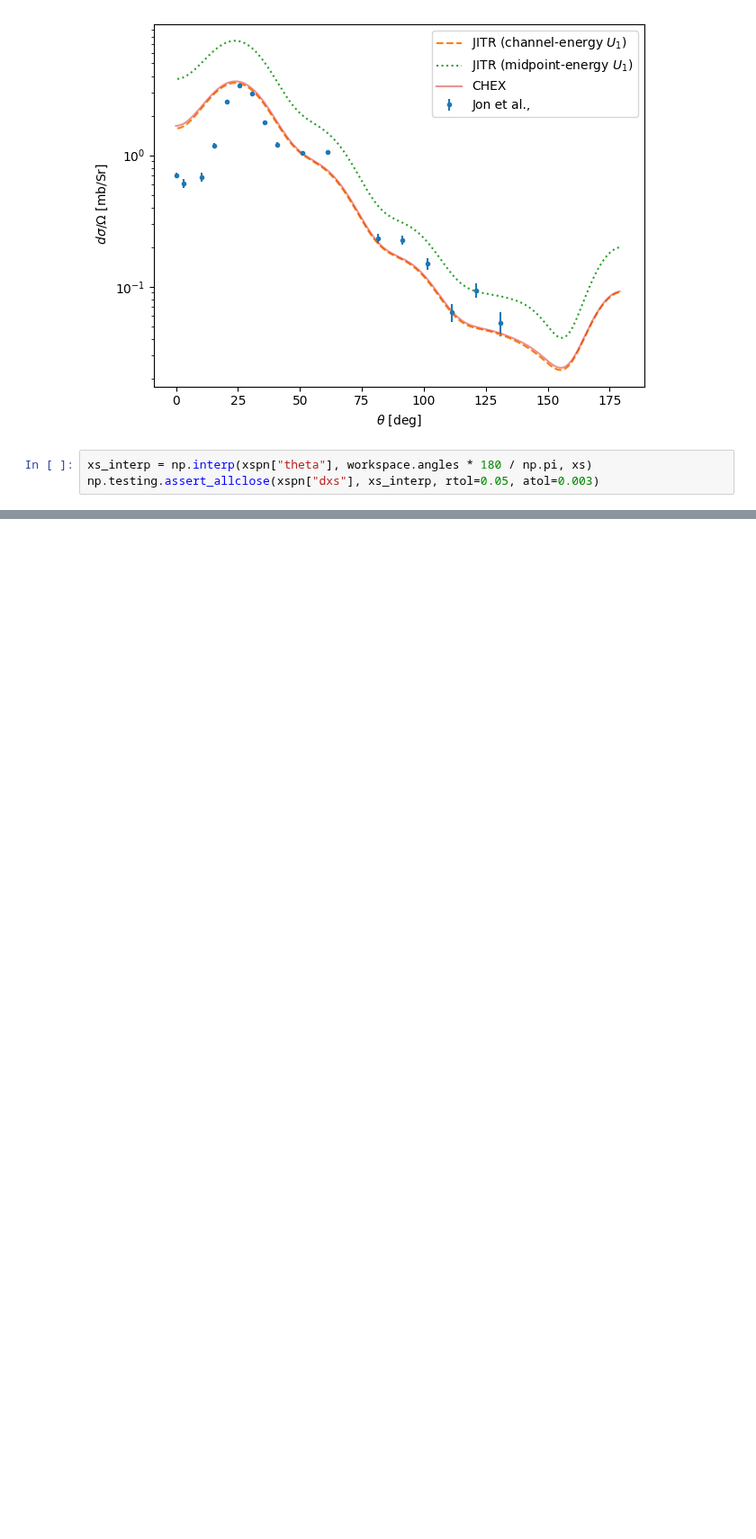
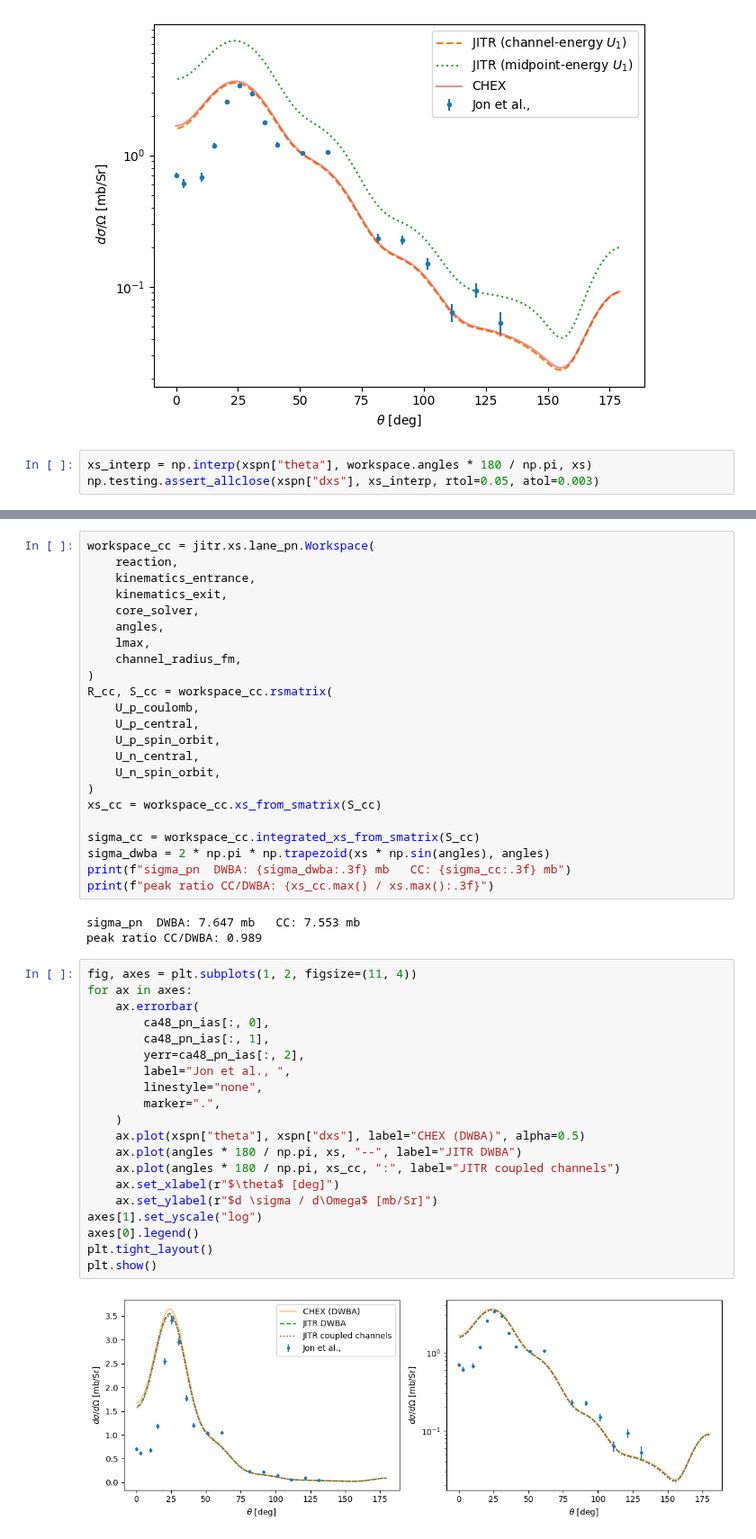
Before and after one commit to beykyle/jitr, a Jupyter notebook: examples/notebooks/chex_jitr_validation.ipynb, the cells around one changed output, grey strips where cells are left out. Shown at 90% size. Drawn from its saved outputs; the diff is of its cells as text; blank space fills up the shorter version.

```diff
--- a/examples/notebooks/chex_jitr_validation.ipynb
+++ b/examples/notebooks/chex_jitr_validation.ipynb
@@ -240,0 +252,48 @@ np.testing.assert_allclose(xspn["dxs"], xs_interp, rtol=0.05, atol=0.003)
+# %%
+workspace_cc = jitr.xs.lane_pn.Workspace(
+    reaction,
+    kinematics_entrance,
+    kinematics_exit,
+    core_solver,
+    angles,
+    lmax,
+    channel_radius_fm,
+)
+R_cc, S_cc = workspace_cc.rsmatrix(
+    U_p_coulomb,
+    U_p_central,
+    U_p_spin_orbit,
+    U_n_central,
+    U_n_spin_orbit,
+)
+xs_cc = workspace_cc.xs_from_smatrix(S_cc)
+
+sigma_cc = workspace_cc.integrated_xs_from_smatrix(S_cc)
+sigma_dwba = 2 * np.pi * np.trapezoid(xs * np.sin(angles), angles)
+print(f"sigma_pn  DWBA: {sigma_dwba:.3f} mb   CC: {sigma_cc:.3f} mb")
+print(f"peak ratio CC/DWBA: {xs_cc.max() / xs.max():.3f}")
+# %% [output]
+sigma_pn  DWBA: 7.647 mb   CC: 7.553 mb
+peak ratio CC/DWBA: 0.989
+# %%
+fig, axes = plt.subplots(1, 2, figsize=(11, 4))
+for ax in axes:
+    ax.errorbar(
+        ca48_pn_ias[:, 0],
+        ca48_pn_ias[:, 1],
+        yerr=ca48_pn_ias[:, 2],
+        label="Jon et al., ",
+        linestyle="none",
+        marker=".",
+    )
+    ax.plot(xspn["theta"], xspn["dxs"], label="CHEX (DWBA)", alpha=0.5)
+    ax.plot(angles * 180 / np.pi, xs, "--", label="JITR DWBA")
+    ax.plot(angles * 180 / np.pi, xs_cc, ":", label="JITR coupled channels")
+    ax.set_xlabel(r"$\theta$ [deg]")
+    ax.set_ylabel(r"$d \sigma / d\Omega$ [mb/Sr]")
+axes[1].set_yscale("log")
+axes[0].legend()
+plt.tight_layout()
+plt.show()
+# %% [output]
+[figure, added]
```
Also changed, not shown: parts of 3 cells of this notebook.
